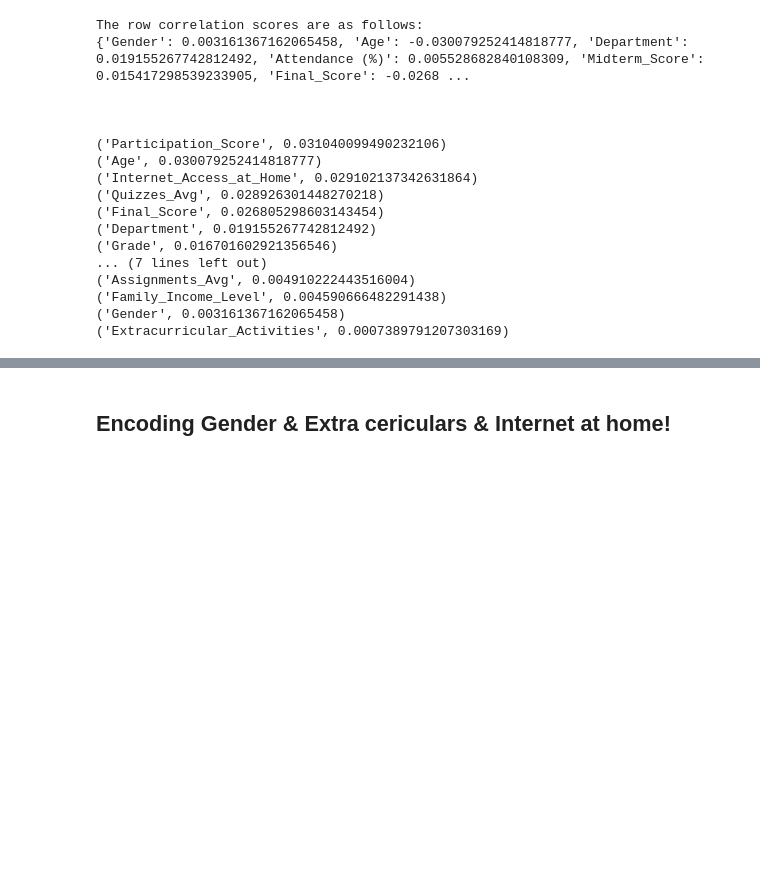
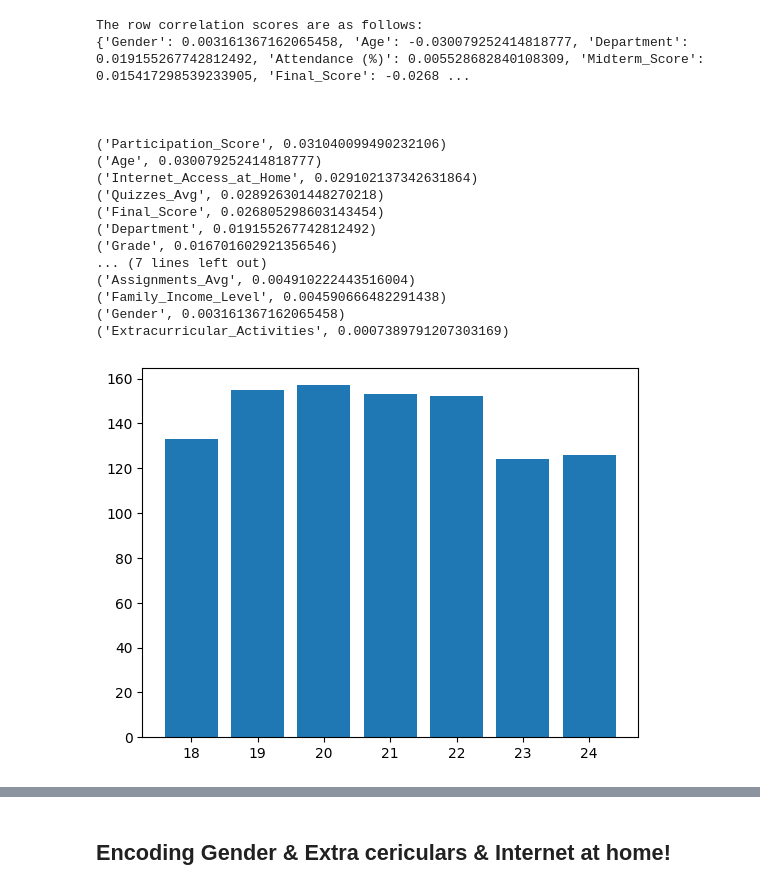
Before and after one commit to tylergarf/CSC396_Course_Coach, a Jupyter notebook: Data_Cleaning_Code.ipynb, the cells around one changed output, grey strips where cells are left out. Drawn from its saved outputs; the diff is of its cells as text; code cells hidden in the pictures; blank space fills up the shorter version.

```diff
--- a/Data_Cleaning_Code.ipynb
+++ b/Data_Cleaning_Code.ipynb
@@ -284,3 +391,18 @@ The row correlation scores are as follows:
 ('Family_Income_Level', 0.004590666482291438)
 ('Gender', 0.003161367162065458)
 ('Extracurricular_Activities', 0.0007389791207303169)
+# %%
+from matplotlib import pyplot as plt
+
+
+educ_all_numeric = educ_all_numeric.loc[educ_all_numeric['Parent_Education_Level']==2].copy()
+
+educ_all_numeric = educ_all_numeric.groupby('Age')['Parent_Education_Level'].count()
+
+educ_all_numeric = educ_all_numeric.to_frame()
+
+
+plt.bar(educ_all_numeric.index,educ_all_numeric['Parent_Education_Level'])
+plt.show()
+# %% [output]
+[figure, added]
```
Also changed, not shown: parts of 9 cells of this notebook.
